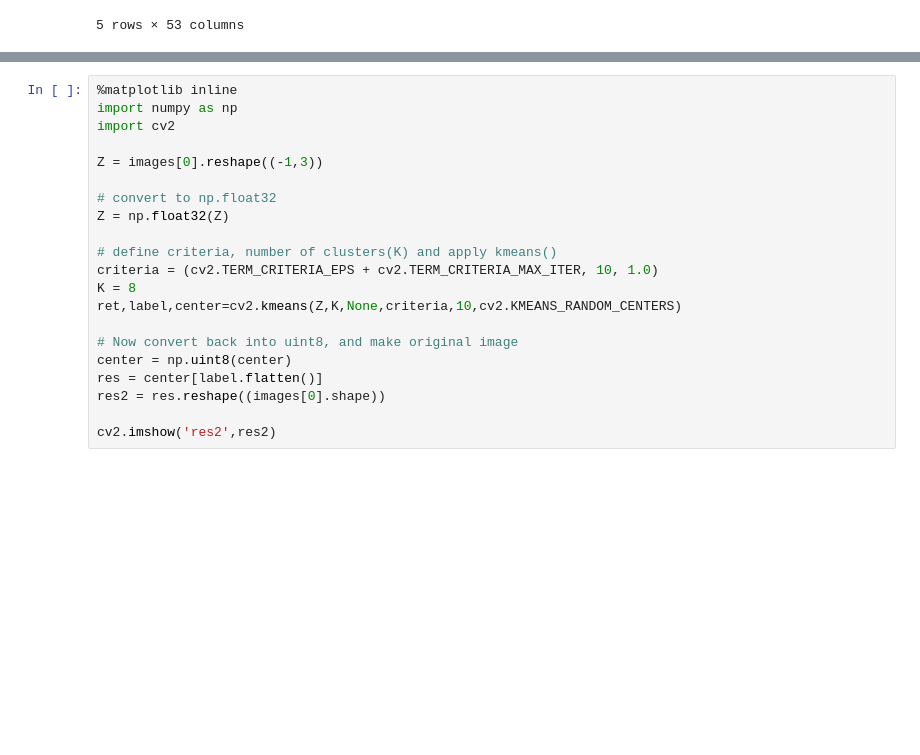
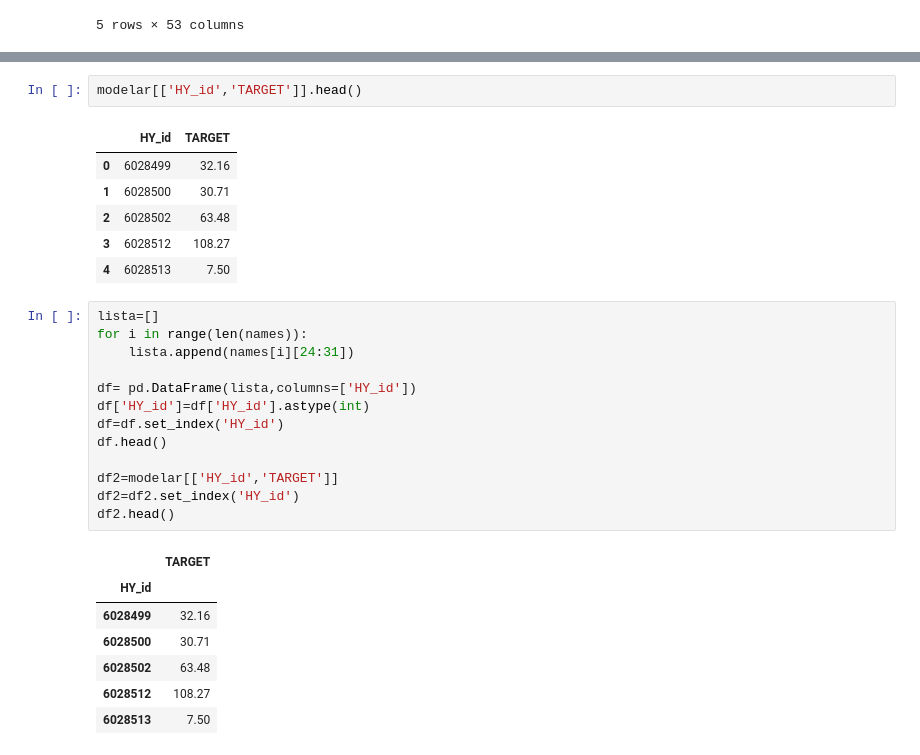
Before and after one commit to RohitUttam/UniversityHack2019, a Jupyter notebook: Expl_ini_images.ipynb, the cells around one changed output, grey strips where cells are left out. Drawn from its saved outputs; the diff is of its cells as text; blank space fills up the shorter version.

```diff
--- a/Expl_ini_images.ipynb
+++ b/Expl_ini_images.ipynb
@@ -153,21 +73,30 @@ print(vgg16_feature.shape)
-# %%
-%matplotlib inline
-import numpy as np
-import cv2
-
-Z = images[0].reshape((-1,3))
-
-# convert to np.float32
-Z = np.float32(Z)
-
-# define criteria, number of clusters(K) and apply kmeans()
-criteria = (cv2.TERM_CRITERIA_EPS + cv2.TERM_CRITERIA_MAX_ITER, 10, 1.0)
-K = 8
-ret,label,center=cv2.kmeans(Z,K,None,criteria,10,cv2.KMEANS_RANDOM_CENTERS)
-
-# Now convert back into uint8, and make original image
-center = np.uint8(center)
-res = center[label.flatten()]
-res2 = res.reshape((images[0].shape))
-
-cv2.imshow('res2',res2)
+# %%
+modelar[['HY_id','TARGET']].head()
+# %% [output]
+|  | HY_id | TARGET |
+| 0 | 6028499 | 32.16 |
+| 1 | 6028500 | 30.71 |
+| 2 | 6028502 | 63.48 |
+| 3 | 6028512 | 108.27 |
+| 4 | 6028513 | 7.50 |
+# %%
+lista=[]
+for i in range(len(names)):
+    lista.append(names[i][24:31])
+
+df= pd.DataFrame(lista,columns=['HY_id'])
+df['HY_id']=df['HY_id'].astype(int)
+df=df.set_index('HY_id')
+df.head()
+
+df2=modelar[['HY_id','TARGET']]
+df2=df2.set_index('HY_id')
+df2.head()
+# %% [output]
+|  | TARGET |
+| HY_id |  |
+| 6028499 | 32.16 |
+| 6028500 | 30.71 |
+| 6028502 | 63.48 |
+| 6028512 | 108.27 |
+| 6028513 | 7.50 |
```
Also changed, not shown: parts of 24 cells of this notebook.
